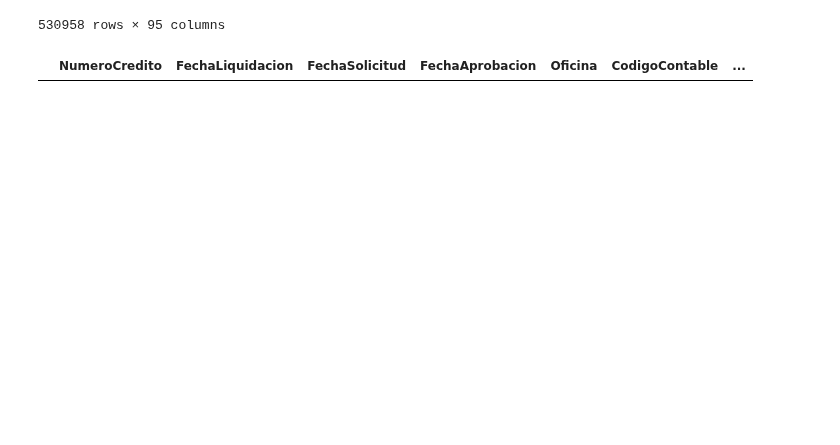
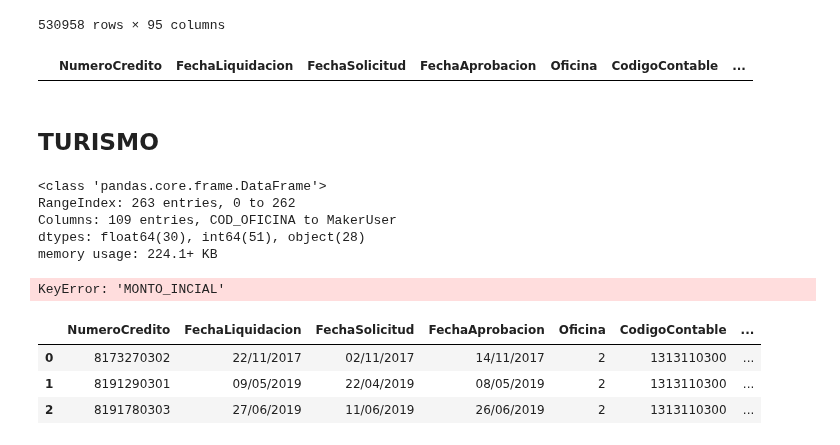
Before and after one commit to BAXTOR95/at-lrr, a Jupyter notebook: backend/app/jupyter_notebooks/AT04.ipynb, the cells around one changed output. Cells and saved outputs as stored; diff of their text form; code cells hidden in the pictures; blank space fills up the shorter version.

```diff
--- a/backend/app/jupyter_notebooks/AT04.ipynb
+++ b/backend/app/jupyter_notebooks/AT04.ipynb
@@ -24,6 +24,16 @@ RICG_PATH = os.path.join(RESOURCES_PATH, 'RICG.txt')
 SC_PATH = os.path.join(RESOURCES_PATH, 'SC.txt')
 SIIF_PATH = os.path.join(RESOURCES_PATH, 'SIIF.txt')
 VNP003T_PATH = os.path.join(RESOURCES_PATH, 'VNP003T.txt')
+# %%
+CD_CHOICES = {
+    'HLP': 6,  # Hipotecario Largo Plazo
+    'HCP': 7,  # Hipotecario Corto Plazo
+    'TURISMO': 8,  # Turismo
+    'MICROFINANCIERO': 9,  # Microfinanciero
+    'MANUFACTURA': 10,  # Manufactura
+    'AGRICOLA_ICG': 11,  # Agricola ICG
+    'AGRICOLA_OTHER_ICG': 12,  # Agricola Other ICG
+}
 # %%
 labels = [
     'NumeroCredito',
@@ -482,3 +492,40 @@ at04_df = pd.DataFrame(columns=labels)
 at04_df
 # %% [output]
 |  | NumeroCredito | FechaLiquidacion | FechaSolicitud | FechaAprobacion | Oficina | CodigoContable | ... |
+# %% [markdown]
+## TURISMO
+# %%
+cd_df.info()
+# %% [output]
+<class 'pandas.core.frame.DataFrame'>
+RangeIndex: 263 entries, 0 to 262
+Columns: 109 entries, COD_OFICINA to MakerUser
+dtypes: float64(30), int64(51), object(28)
+memory usage: 224.1+ KB
+# %%
+test = at04_df.append([pd.DataFrame({
+    'NumeroCredito': cd_df.iloc[i]['NUM_CREDITO'],
+    'FechaLiquidacion': cd_df.iloc[i]['FECHA_LIQUIDACION'],
+    'FechaSolicitud': cd_df.iloc[i]['FECHA_SOLICITUD'],
+    'FechaAprobacion': cd_df.iloc[i]['FECHA_APROBACION'],
+    'Oficina': cd_df.iloc[i]['COD_OFICINA'],
+    'CodigoContable': cd_df.iloc[i]['COD_CONTABLE'],
+    'NumeroCreditoPrimerDesembolso': cd_df.iloc[i]['NUM_CREDITO_PRIMER_DESEMBOLSO'],
+    'NumeroDesembolso': cd_df.iloc[i]['NUM_DESEMBOLSO'],
+    'CodigoLineaCredito': 1,
+    'MontoLineaCredito': str(cd_df.iloc[i]['MONTO_INCIAL']),
+    'EstadoCredito': cd_df.iloc[i]['ESTADO_CREDITO'],
+    'TipoCredito': 0 if cd_df.iloc[i]['ESTADO_CREDITO'] == 3 else cd_df.iloc[i]['TIPO_CREDITO'],
+    'SituacionCredito': cd_df.iloc[i]['SITUACION_CREDITO'],
+} for i in cd_df.loc[cd_df.TYPE_CD == CD_CHOICES.get('TURISMO')].index)],
+                      ignore_index=True,
+                      sort=True)
+# %% [output]
+KeyError: 'MONTO_INCIAL'
+# %%
+test[labels]
+# %% [output]
+|  | NumeroCredito | FechaLiquidacion | FechaSolicitud | FechaAprobacion | Oficina | CodigoContable | ... |
+| 0 | 8173270302 | 22/11/2017 | 02/11/2017 | 14/11/2017 | 2 | 1313110300 | ... |
+| 1 | 8191290301 | 09/05/2019 | 22/04/2019 | 08/05/2019 | 2 | 1313110300 | ... |
+| 2 | 8191780303 | 27/06/2019 | 11/06/2019 | 26/06/2019 | 2 | 1313110300 | ... |
```
Also changed, not shown: 2 other files.
